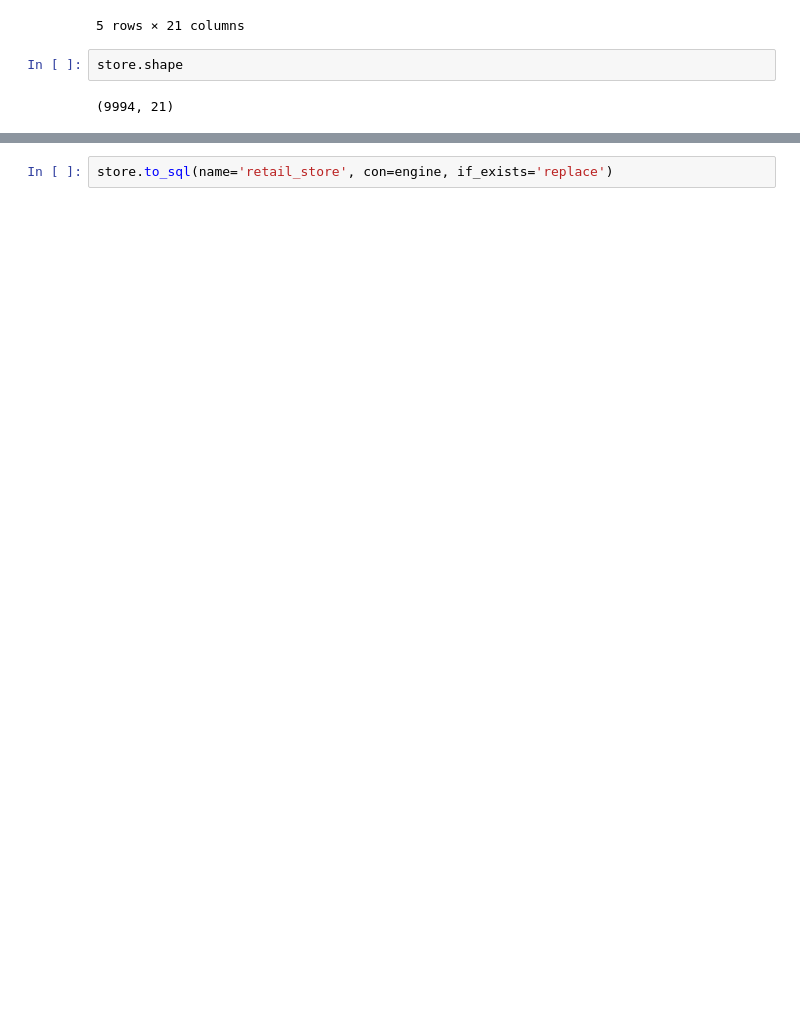
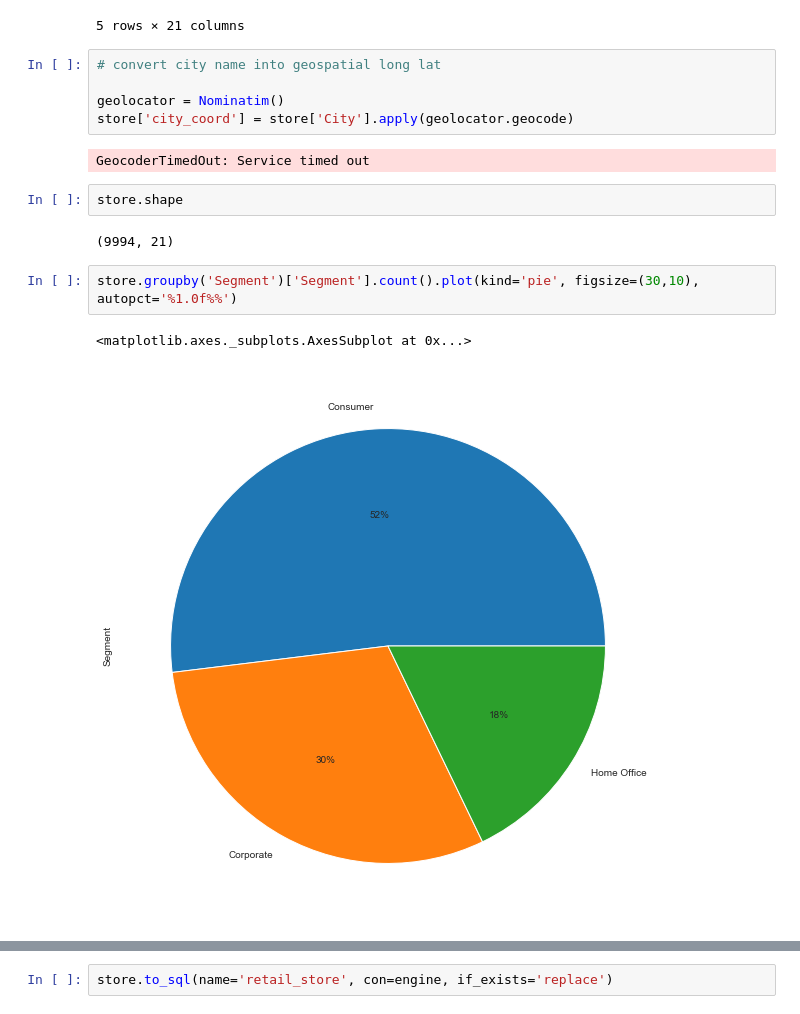
Before and after one commit to imran273/sales_forecasting_arima_-_fbprophet, a Jupyter notebook: research/data_exploratory.ipynb, the cells around one changed output, grey strips where cells are left out. Saved outputs shown, nothing was run; the diff lists cells and outputs as text; blank space fills up the shorter version.

Commit message:
update data visualization

```diff
--- a/research/data_exploratory.ipynb
+++ b/research/data_exploratory.ipynb
@@ -35,7 +40,19 @@ store.head()
 | 3 | 4 | US-2015-108966 | 2015-10-11 | 2015-10-18 | Standard Class | SO-20335 | Sean O'Donnell | Consumer | United States | ... |
 | 4 | 5 | US-2015-108966 | 2015-10-11 | 2015-10-18 | Standard Class | SO-20335 | Sean O'Donnell | Consumer | United States | ... |
 5 rows × 21 columns
+# %%
+# convert city name into geospatial long lat
+
+geolocator = Nominatim()
+store['city_coord'] = store['City'].apply(geolocator.geocode)
+# %% [output]
+GeocoderTimedOut: Service timed out
 # %%
 store.shape
 # %% [output]
 (9994, 21)
+# %%
+store.groupby('Segment')['Segment'].count().plot(kind='pie', figsize=(30,10), autopct='%1.0f%%')
+# %% [output]
+<matplotlib.axes._subplots.AxesSubplot at 0x...>
+[figure, added]
```
Also changed, not shown: parts of 5 cells of this notebook.
